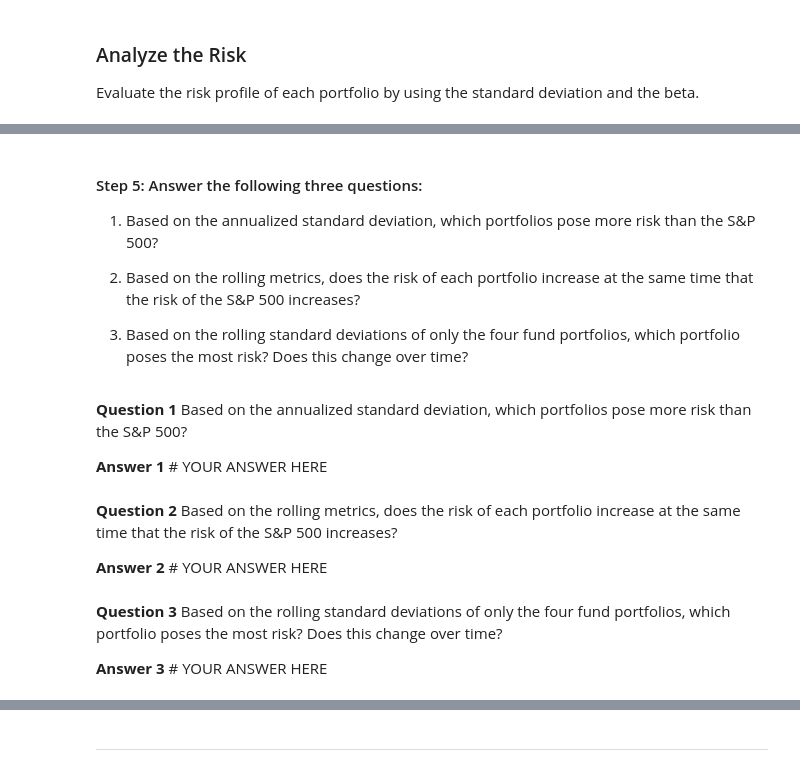
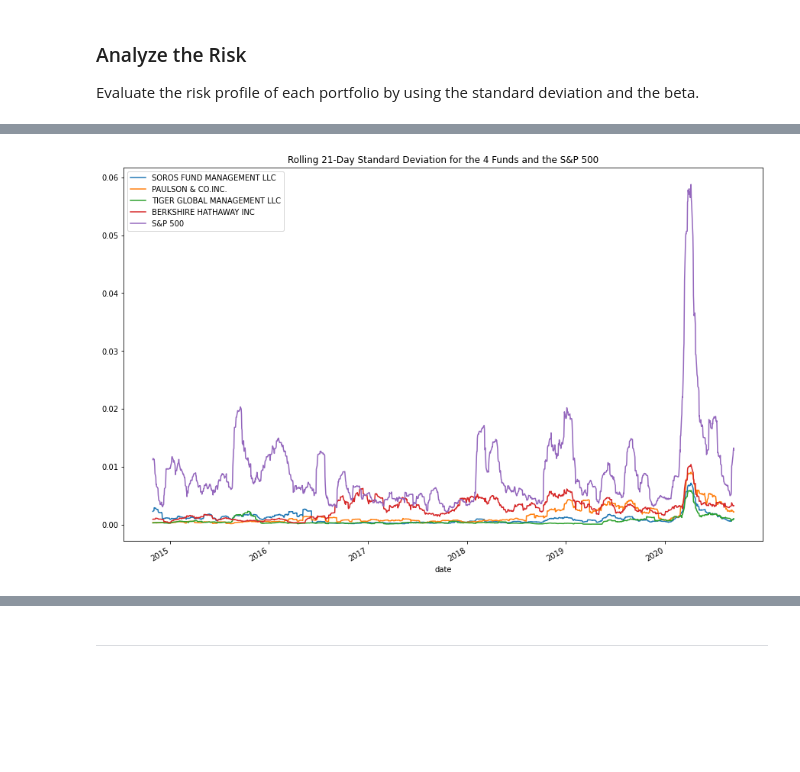
Before and after one commit to MajidKouki/c4-risk-return-analysis, a Jupyter notebook: risk_return_analysis.ipynb, the cells around one changed output, grey strips where cells are left out. Drawn from its saved outputs; the diff is of its cells as text; code cells hidden in the pictures; blank space fills up the shorter version.

Commit message:
Updated the risk analysis section.

```diff
--- a/risk_return_analysis.ipynb
+++ b/risk_return_analysis.ipynb
@@ -230,20 +231,5 @@ Evaluate the risk profile of each portfolio by using the standard deviation and
-# %% [markdown]
-#### Step 5: Answer the following three questions:
-
-1. Based on the annualized standard deviation, which portfolios pose more risk than the S&P 500?
-
-2. Based on the rolling metrics, does the risk of each portfolio increase at the same time that the risk of the S&P 500 increases?
-
-3. Based on the rolling standard deviations of only the four fund portfolios, which portfolio poses the most risk? Does this change over time?
-# %% [markdown]
-**Question 1**  Based on the annualized standard deviation, which portfolios pose more risk than the S&P 500?
-
-**Answer 1** # YOUR ANSWER HERE
-# %% [markdown]
-**Question 2** Based on the rolling metrics, does the risk of each portfolio increase at the same time that the risk of the S&P 500 increases?
-
-**Answer 2** # YOUR ANSWER HERE
-# %% [markdown]
-**Question 3** Based on the rolling standard deviations of only the four fund portfolios, which portfolio poses the most risk? Does this change over time?
-
-**Answer 3** # YOUR ANSWER HERE
+# %%
+# Calculate and visualize the standard deviation with a 21-day rolling window
+whale_navs_rolling_standard_deviation = whale_navs_daily_returns.rolling(window=21).std().plot(title="Rolling 21-Day Standard Deviation for the 4 Funds and the S&P 500", figsize=(15, 10))
+# %% [output]
+[figure, added]
```
Also changed, not shown: parts of 11 cells of this notebook.
